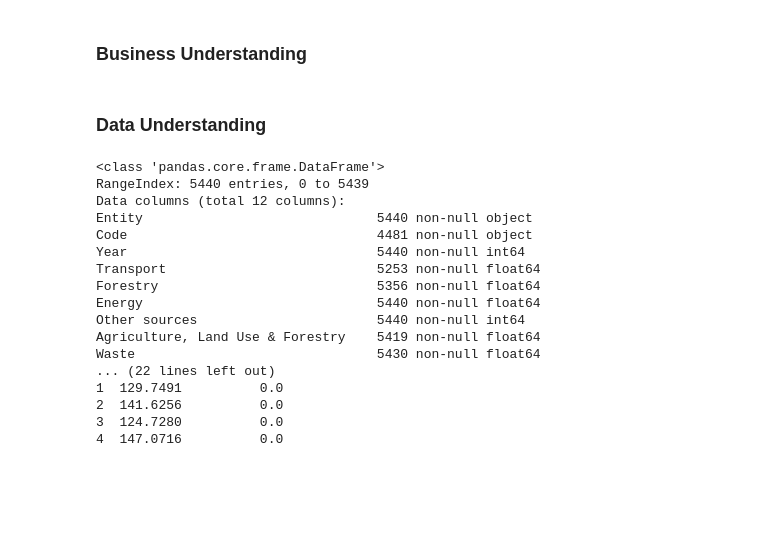
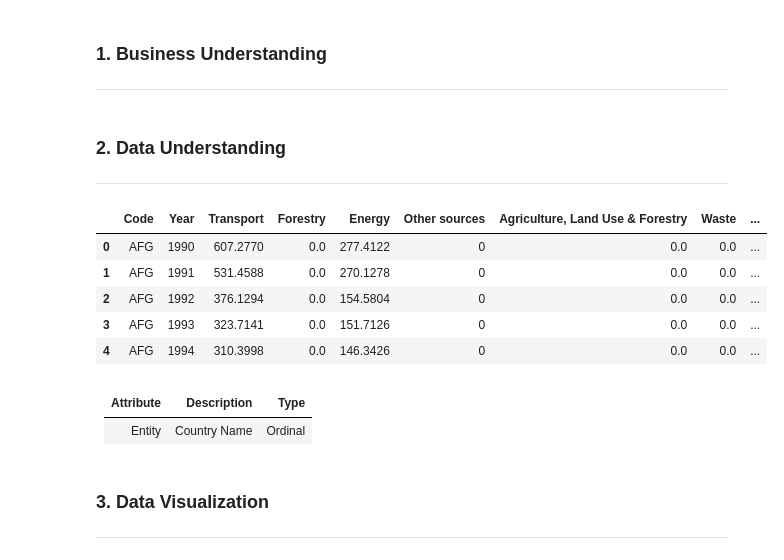
Before and after one commit to wiggs555/cse7324project, a Jupyter notebook: Project1/Project1.ipynb, the cells around one changed output. Saved outputs shown, nothing was run; the diff lists cells and outputs as text; code cells hidden in the pictures; blank space fills up the shorter version.

```diff
--- a/Project1/Project1.ipynb
+++ b/Project1/Project1.ipynb
@@ -4,4 +14,6 @@
 # %% [markdown]
-### Business Understanding
+### 1. Business Understanding
+------
 # %% [markdown]
-### Data Understanding
+### 2. Data Understanding
+------
@@ -12,25 +20,30 @@ from plotly.offline import download_plotlyjs, init_notebook_mode, plot, iplot
-# %%
-df = pd.read_csv("global-carbon-dioxide-emissions-by-sector-gg-co.csv")
-print(df.info())
-print(df.head())
-# %% [output]
-<class 'pandas.core.frame.DataFrame'>
-RangeIndex: 5440 entries, 0 to 5439
-Data columns (total 12 columns):
-Entity                              5440 non-null object
-Code                                4481 non-null object
-Year                                5440 non-null int64
-Transport                           5253 non-null float64
-Forestry                            5356 non-null float64
-Energy                              5440 non-null float64
-Other sources                       5440 non-null int64
-Agriculture, Land Use & Forestry    5419 non-null float64
-Waste                               5430 non-null float64
-... (22 lines left out)
-1  129.7491          0.0
-2  141.6256          0.0
-3  124.7280          0.0
-4  147.0716          0.0
+# %%
+# read in data to data frames
+c02sec = pd.read_csv("data/global-carbon-dioxide-emissions-by-sector-gg-co.csv")
+cumc02 = pd.read_csv("data/share-of-cumulative-co2.csv")
+c02gdp = pd.read_csv("data/co-emissions-per-capita-vs-gdp-per-capita-international-.csv")
+
+# merge dataframes. works like a sql inner join (i.e. non matching rows dropped)
+data = c02sec.merge(cumc02, left_on=['Code', 'Year'], right_on=['Code', 'Year']).merge(c02gdp, left_on=['Code', 'Year'], right_on=['Code', 'Year'])
+
+# remove duplicate country attributes that were created during join
+data.drop(['Entity_x', 'Entity_y'], axis=1, inplace = True)
+data.to_csv('data/data.csv', sep=',')
+data.head()
+# %% [output]
+|  | Code | Year | Transport | Forestry | Energy | Other sources | Agriculture, Land Use & Forestry | Waste | ... |
+| 0 | AFG | 1990 | 607.2770 | 0.0 | 277.4122 | 0 | 0.0 | 0.0 | ... |
+| 1 | AFG | 1991 | 531.4588 | 0.0 | 270.1278 | 0 | 0.0 | 0.0 | ... |
+| 2 | AFG | 1992 | 376.1294 | 0.0 | 154.5804 | 0 | 0.0 | 0.0 | ... |
+| 3 | AFG | 1993 | 323.7141 | 0.0 | 151.7126 | 0 | 0.0 | 0.0 | ... |
+| 4 | AFG | 1994 | 310.3998 | 0.0 | 146.3426 | 0 | 0.0 | 0.0 | ... |
+# %% [markdown]
+Attribute | Description | Type
+--- | --- | ---
+Entity | Country Name | Ordinal
+# %% [markdown]
+### 3. Data Visualization
+------
 # %%
 df = pd.read_csv('https://raw.githubusercontent.com/plotly/datasets/master/2014_world_gdp_with_codes.csv')
 
```
Also changed, not shown: parts of 7 cells of this notebook, 6 other files.
